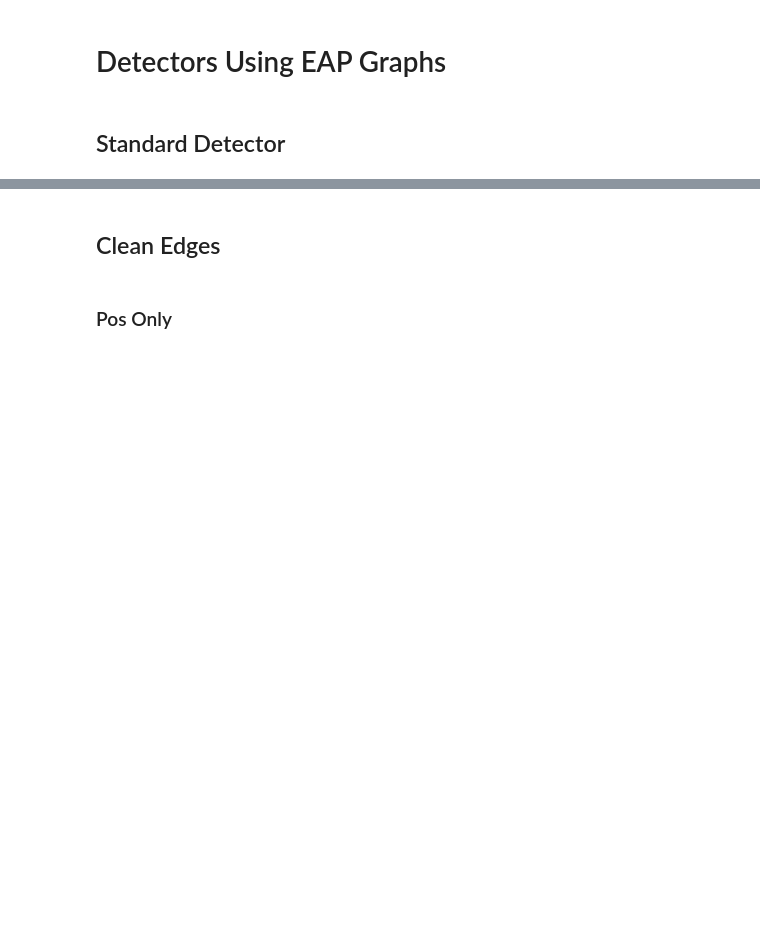
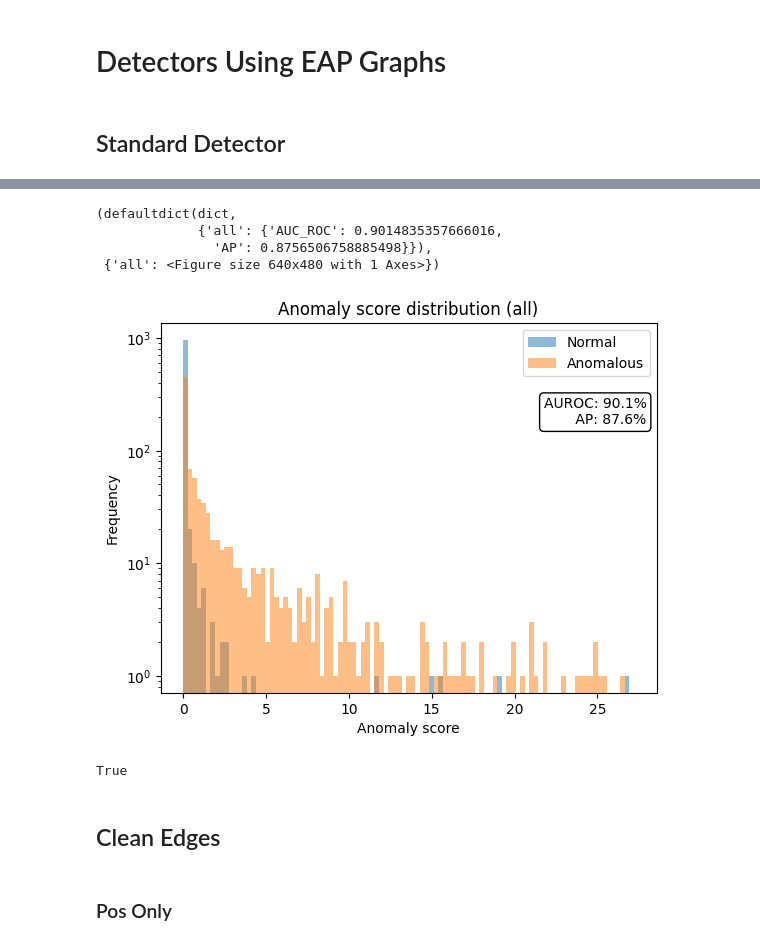
Before and after one commit to oliveradk/elk-experiments, a Jupyter notebook: notebooks/explore_eap_graphs_hex.ipynb, the cells around one changed output, grey strips where cells are left out. Drawn from its saved outputs; the diff is of its cells as text; code cells hidden in the pictures; blank space fills up the shorter version.

```diff
--- a/notebooks/explore_eap_graphs_hex.ipynb
+++ b/notebooks/explore_eap_graphs_hex.ipynb
@@ -4,7 +4,7 @@ from pathlib import Path
 from IPython.display import Image, display
 os.chdir("/Users/oliverdaniels-koch/projects/elk-experiments")
 out_dir = Path("output")
-device = "mps"
+device = "cpu"
 # %% [markdown]
 # Explore EAP Graphs on Hex
 
@@ -46,3 +50,11 @@ task = tasks.tiny_natural_mechanisms(task_name, device, model_name)
+# %%
+def effect_prob_func(logits, effect_tokens, output=None, inputs=None):
+    assert logits.ndim == 3
+    # Sum over vocab and batch dim (for now we're just computing attribution values, we'll deal with per data instance later)
+    probs = logits[:, -1, :].softmax(dim=-1)
+    out = probs[:, effect_tokens].mean() # mean over effect tokens, mean over batch
+    # out = logits[:, -1, effect_tokens].mean()
+    return out
 # %%
 task.model.set_use_hook_mlp_in(True)
 task.model.set_use_split_qkv_input(True)
@@ -50,7 +62,7 @@ task.model.set_use_attn_result(True)
 # %%
 small_task = get_task_subset(task, 2048, 1048, 1024)
 # %%
-effect_tokens = get_effect_tokens(task_name, task.model)
+effect_tokens = task.model.tokenizer.encode(" else")[1:]
 # %%
 trusted_tokens = torch.stack([torch.tensor(data["prefix_tokens"]) for data in small_task.trusted_data.data])
 untrusted_clean_tokens = torch.stack([torch.tensor(data["prefix_tokens"]) for data in small_task.test_data.normal_data.data])
@@ -80,0 +123,15 @@ clean_graph = learn_graph_cache(
+# %%
+graph_dir = out_dir / f"subset_graphs_{task_name}_{model_name}_{'_'.join(nodes)}"
+clean_graph_path = graph_dir / "clean_graph_16_cpu.pt"
+task.model.reset_hooks()
+
+clean_graph = learn_graph_cache(
+    model=task.model,
+    tokens=trusted_tokens,
+    metric=partial(effect_prob_func, effect_tokens=effect_tokens),
+    upstream_nodes=["head"],
+    downstream_nodes=["head"],
+    batch_size=128,
+    cache_path=clean_graph_path,
+    verbose=True
+)
@@ -225,7 +309,7 @@ detector = EAPMahalanobisDetector(
 train_detector_cache(
     detector_dir=detector_dir,
     detector=detector,
-    task=task,
+    task=small_task,
     batch_size=64,
     eval_batch_size=64,
     cache=None,
@@ -238,3 +324,12 @@ KeyboardInterrupt:
+(defaultdict(dict,
+             {'all': {'AUC_ROC': 0.9014835357666016,
+               'AP': 0.8756506758885498}}),
+ {'all': <Figure size 640x480 with 1 Axes>})
+[figure, added]
+# %%
+task.model.tokenizer.add_bos_token
+# %% [output]
+True
 # %%
 trusted_tokens.shape
 # %%
```
Also changed, not shown: parts of 8 cells of this notebook, 2 other files.
